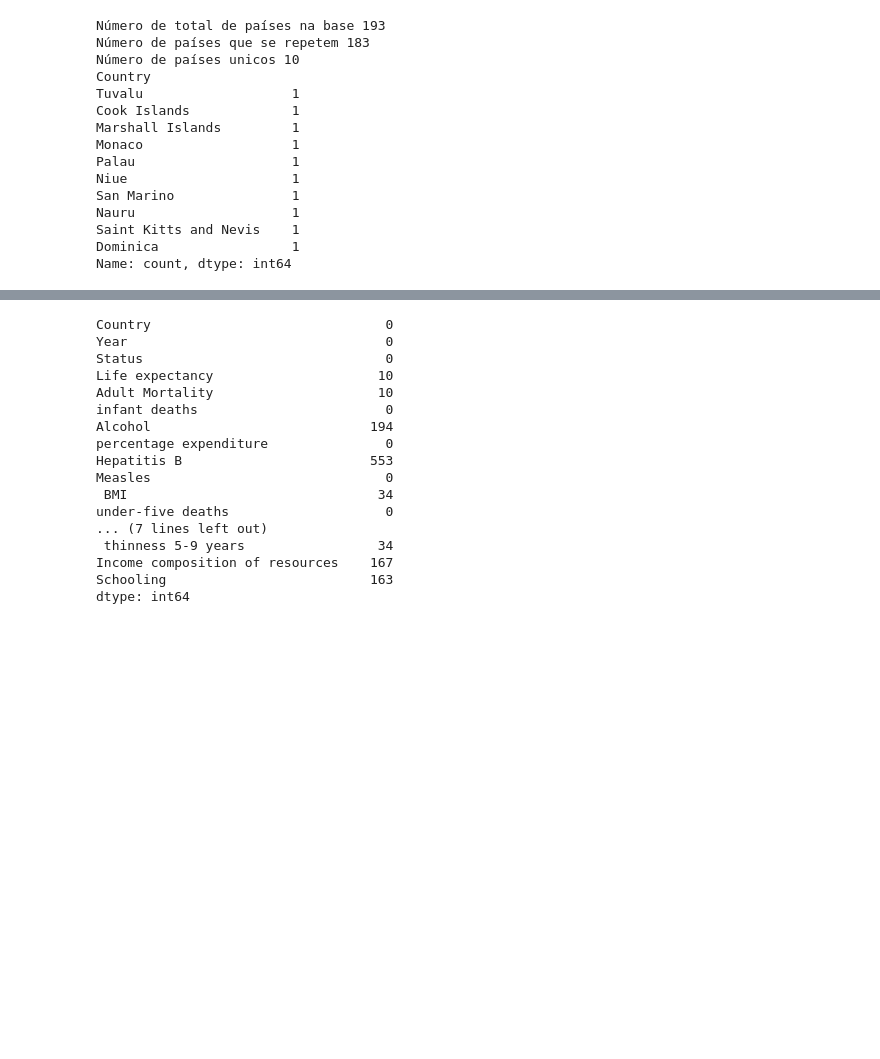
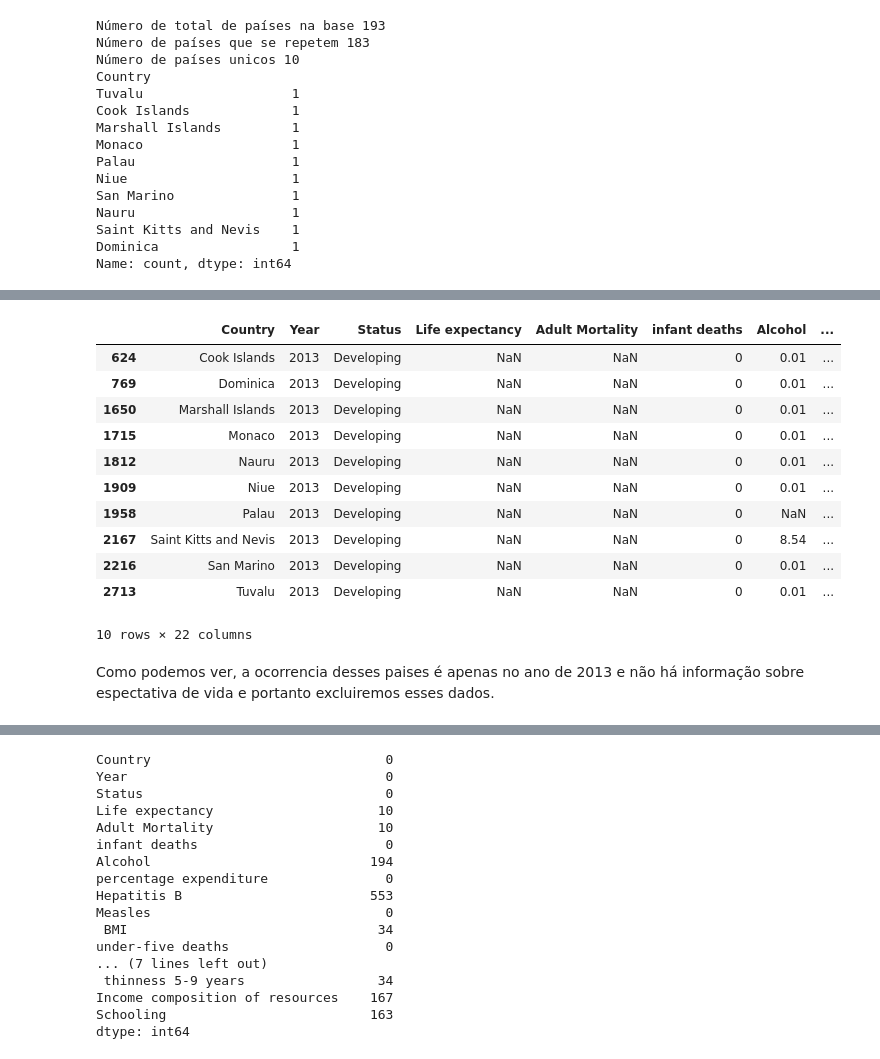
Before and after one commit to jpmrdad26/Projetos-Ciencia-de-dados, a Jupyter notebook: CRISP-DM Projeto Final.ipynb, the cells around one changed output, grey strips where cells are left out. Cells and saved outputs as stored; diff of their text form; code cells hidden in the pictures; blank space fills up the shorter version.

```diff
--- a/CRISP-DM Projeto Final.ipynb
+++ b/CRISP-DM Projeto Final.ipynb
@@ -325,0 +328,26 @@ Name: count, dtype: int64
+# %%
+# vamos criar um dataframe para melhor analise dessas dados
+
+# Filtra os países que aparecem exatamente uma vez
+countries_one_occurrence = country_counts[country_counts == 1].index
+
+# Cria um DataFrame apenas com esses países
+df_one_occurrence = df[df['Country'].isin(countries_one_occurrence)]
+
+# Exibe o DataFrame com países que aparecem uma vez
+df_one_occurrence.head(15)
+# %% [output]
+|  | Country | Year | Status | Life expectancy | Adult Mortality | infant deaths | Alcohol | ... |
+| 624 | Cook Islands | 2013 | Developing | NaN | NaN | 0 | 0.01 | ... |
+| 769 | Dominica | 2013 | Developing | NaN | NaN | 0 | 0.01 | ... |
+| 1650 | Marshall Islands | 2013 | Developing | NaN | NaN | 0 | 0.01 | ... |
+| 1715 | Monaco | 2013 | Developing | NaN | NaN | 0 | 0.01 | ... |
+| 1812 | Nauru | 2013 | Developing | NaN | NaN | 0 | 0.01 | ... |
+| 1909 | Niue | 2013 | Developing | NaN | NaN | 0 | 0.01 | ... |
+| 1958 | Palau | 2013 | Developing | NaN | NaN | 0 | NaN | ... |
+| 2167 | Saint Kitts and Nevis | 2013 | Developing | NaN | NaN | 0 | 8.54 | ... |
+| 2216 | San Marino | 2013 | Developing | NaN | NaN | 0 | 0.01 | ... |
+| 2713 | Tuvalu | 2013 | Developing | NaN | NaN | 0 | 0.01 | ... |
+10 rows × 22 columns
+# %% [markdown]
+Como podemos ver, a ocorrencia desses paises é apenas no ano de 2013 e não há informação sobre espectativa de vida e portanto excluiremos esses dados.
```
Also changed, not shown: parts of 15 cells of this notebook.
